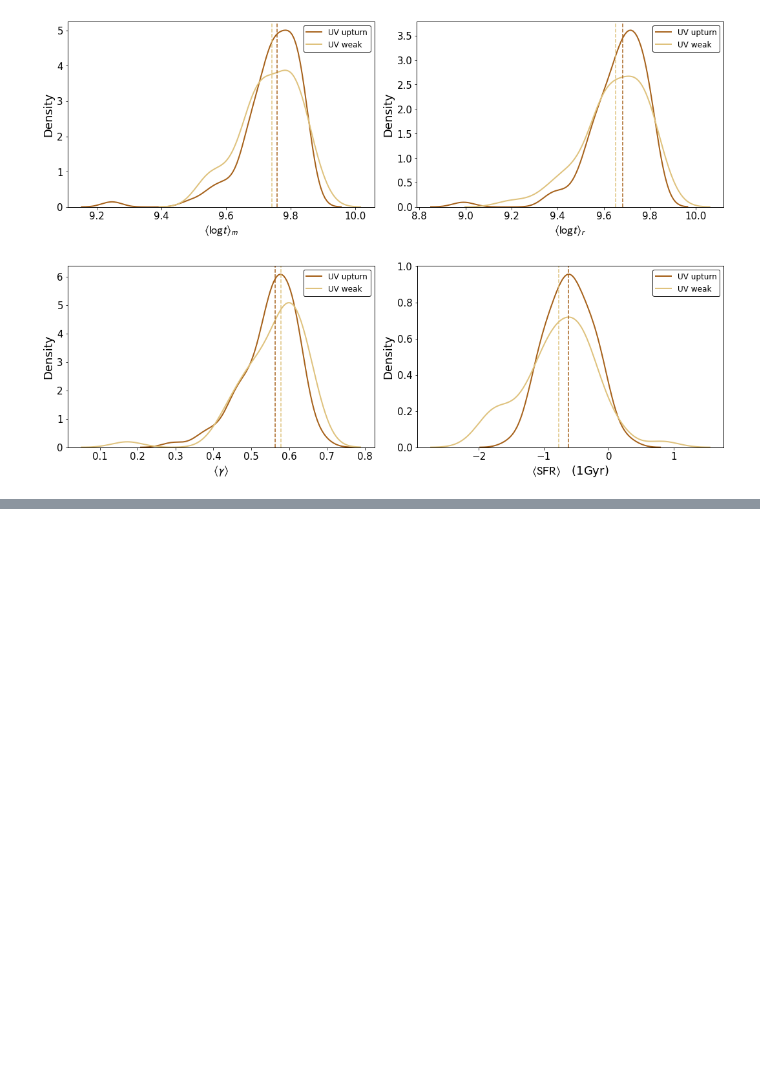
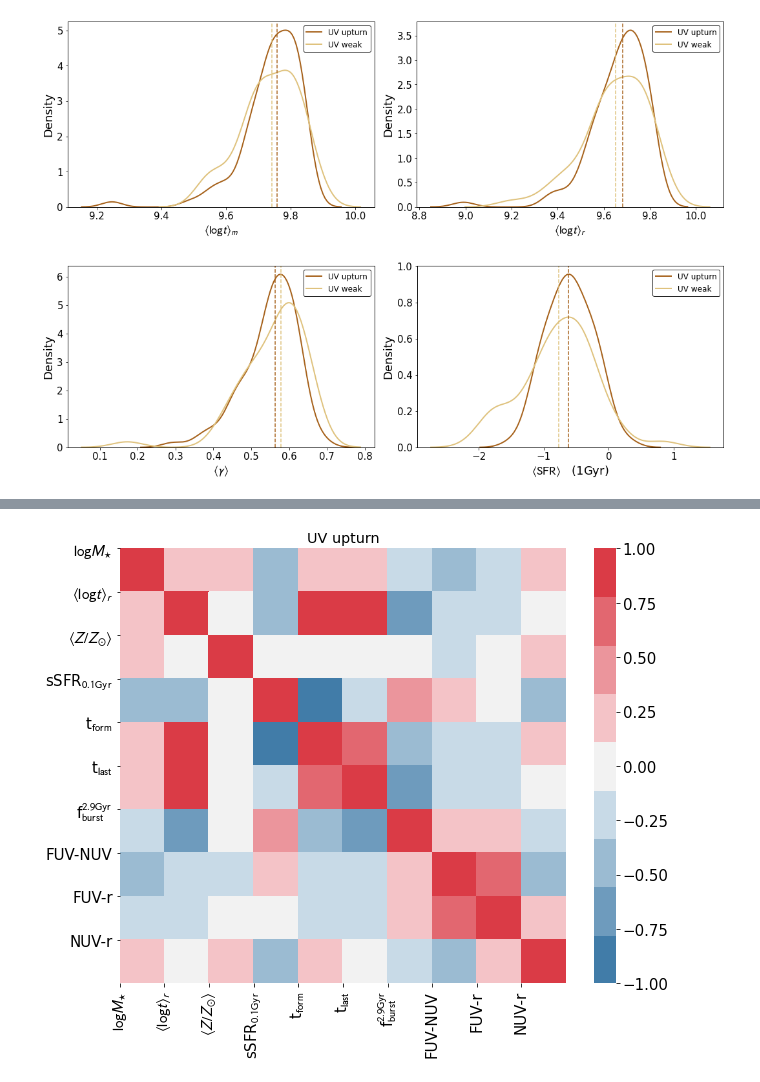
Before and after one commit to mdastro/UVupturn-RSGs, a Jupyter notebook: UV_PSM/PSM_StellarPopsAnalysis_MagPhys.ipynb, the cells around one changed output, grey strips where cells are left out. Drawn from its saved outputs; the diff is of its cells as text; code cells hidden in the pictures; blank space fills up the shorter version.

```diff
--- a/UV_PSM/PSM_StellarPopsAnalysis_MagPhys.ipynb
+++ b/UV_PSM/PSM_StellarPopsAnalysis_MagPhys.ipynb
@@ -349,3 +349,16 @@ plt.savefig(os.path.join(psm_path, 'psm_magphys_timescales_sfr1.pdf'))
 plt.show()
 # %% [output]
 [figure]
+# %%
+colours = {}
+colours['CATAID']  = psmed_data_magphys['CATAID'].values
+colours['FUV-NUV'] = psmed_data_magphys['MAG_AB_FUV'].values - psmed_data_magphys['MAG_AB_NUV']
+colours['FUV-R'] = psmed_data_magphys['MAG_AB_FUV'].values - psmed_data_magphys['MAG_AB_R']
+colours['NUV-R'] = psmed_data_magphys['MAG_AB_NUV'].values - psmed_data_magphys['MAG_AB_R']
+colours = pd.DataFrame(colours)
+# %%
+heatmap_df = psmed_data_magphys[['CATAID', 'UV_CLASS_YI2011', 'mass_stellar_best_fit', 'ager_percentile50',
+                                 'metalicity_Z_Zo_percentile50', 'sSFR_0_1Gyr_percentile50',
+                                 'tform_percentile50', 'tlastb_percentile50', 'fb29_percentile50',]]
+# %%
+heatmap_df = heatmap_df.merge(colours, how='inner', on='CATAID')
@@ -351,0 +384,3 @@ plt.show()
+# %%
+heatmap_upturn = heatmap_df[heatmap_df['UV_CLASS_YI2011']=='UV_UPTURN'].drop(['CATAID', 'UV_CLASS_YI2011'], axis=1)
+heatmap_weak   = heatmap_df[heatmap_df['UV_CLASS_YI2011']=='UV_WEAK'].drop(['CATAID', 'UV_CLASS_YI2011'], axis=1)
@@ -351,0 +403,31 @@ plt.show()
+# %%
+# plt.rcParams.update(plotpars)
+plt.subplots(figsize=(10,8))
+cmap = sns.diverging_palette(240, 10, n=9)
+ax = sns.heatmap(data=heatmap_upturn.corr(method='spearman'), cmap=cmap, vmin=-1., vmax=1.)
+# labels = [item.get_text() for item in ax.get_xticklabels()]
+plt.xticks(ticks=np.arange(0,10,1), labels=[r"$\logM_{\star}}$",
+                                            r"$\left<\log t\right>_{r}$",
+                                            r"$\left<Z/Z_{\odot}\right>$",
+                                            r"sSFR$_{0.1\rm{Gyr}}$",
+                                            r"t$_{\rm{form}}$",
+                                            r"t$_{\rm{last}}$", r"f$_{\rm{burst}}^{2.9\rm{Gyr}}$",
+                                            'FUV-NUV',
+                                            'FUV-r',
+                                            'NUV-r'],
+           x=[0.5])
+plt.yticks(ticks=np.arange(0,10,1), labels=[r"$\logM_{\star}}$",
+                                            r"$\left<\log t\right>_{r}$",
+                                            r"$\left<Z/Z_{\odot}\right>$",
+                                            r"sSFR$_{0.1\rm{Gyr}}$",
+                                            r"t$_{\rm{form}}$",
+                                            r"t$_{\rm{last}}$", r"f$_{\rm{burst}}^{2.9\rm{Gyr}}$",
+                                            'FUV-NUV',
+                                            'FUV-r',
+                                            'NUV-r'])
+plt.title("UV upturn")
+plt.savefig(os.path.join(psm_path, 'heatmap_upturn.pdf'))
+plt.savefig(os.path.join(psm_path, 'heatmap_upturn.png'))
+plt.show()
+# %% [output]
+[figure, added]
```
Also changed, not shown: parts of 5 cells of this notebook, 4 other files.
